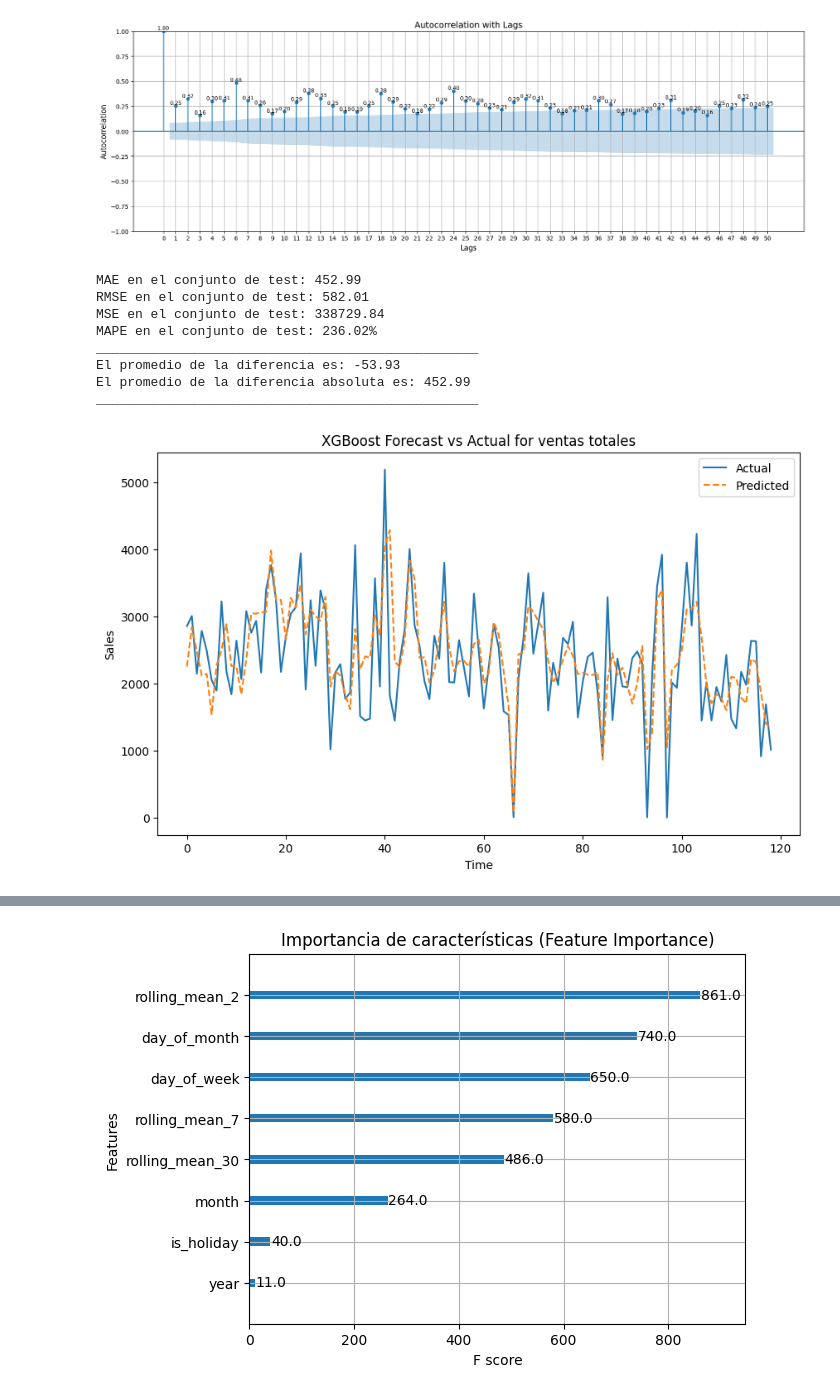
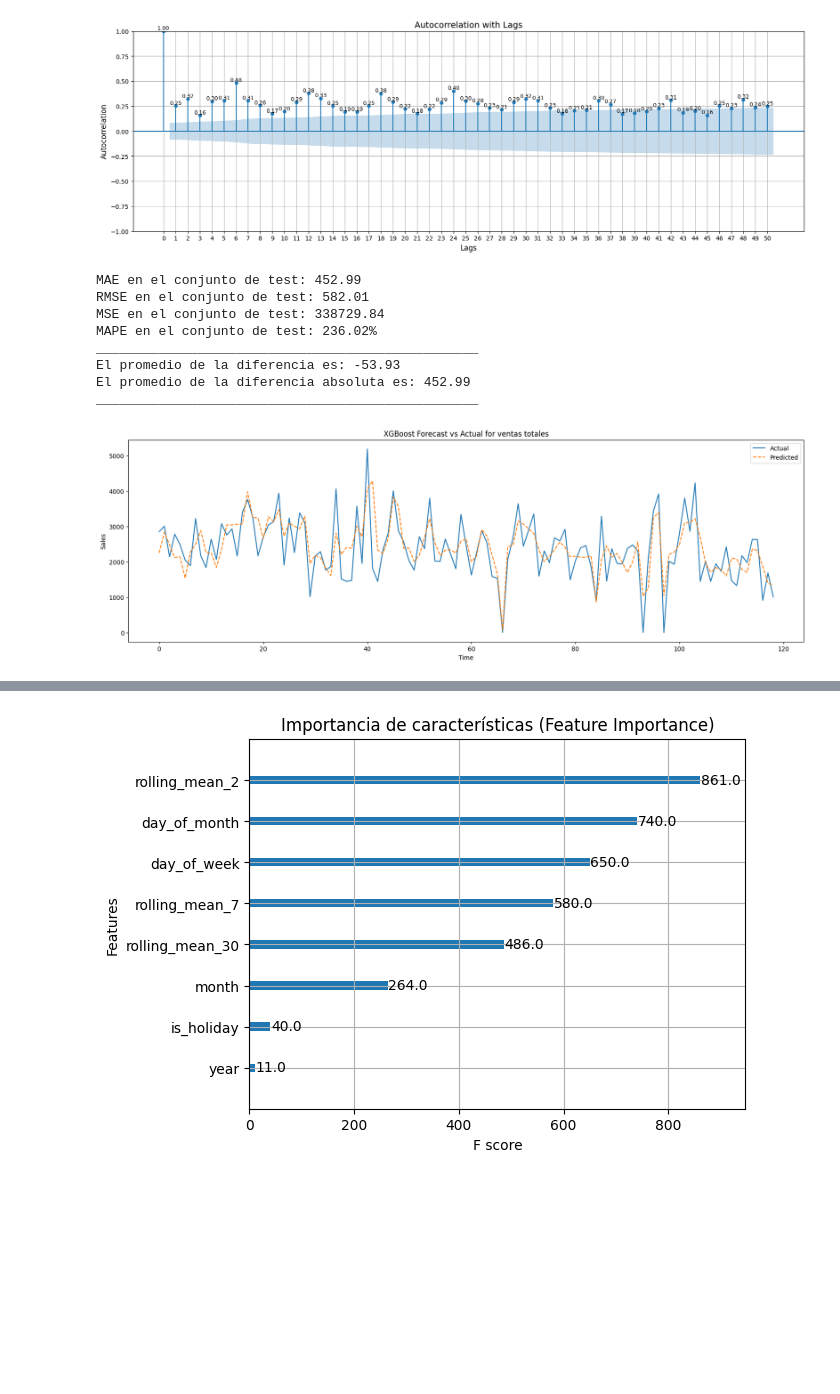
Before and after one commit to juanspadaro/forecasting_for_planning, a Jupyter notebook: 03_XGBoost/forecast_facturapp_xgboost_v2.ipynb, the cells around one changed output, grey strips where cells are left out. Cells and saved outputs as stored; diff of their text form; code cells hidden in the pictures; blank space fills up the shorter version.

Commit message:
test/feat: last version of xgboost v2

```diff
--- a/03_XGBoost/forecast_facturapp_xgboost_v2.ipynb
+++ b/03_XGBoost/forecast_facturapp_xgboost_v2.ipynb
@@ -173,6 +173,18 @@ df['day_of_month'] = df['ds'].dt.day
 df['month'] = df['ds'].dt.month
 df['year'] = df['ds'].dt.year
 df['is_weekend'] = df['day_of_week'].apply(lambda x: 1 if x >= 5 else 0)
+
+
+# Crear características basadas en la fecha
+df['day_of_week'] = df['ds'].dt.dayofweek
+df['day_of_month'] = df['ds'].dt.day
+df['month'] = df['ds'].dt.month
+df['year'] = df['ds'].dt.year
+df['is_weekend'] = df['day_of_week'].apply(lambda x: 1 if x >= 5 else 0)
+df['quarter'] = df['ds'].dt.quarter
+df['week_of_year'] = df['ds'].dt.isocalendar().week  # Semana del año (ISO)
+df['day_of_year'] = df['ds'].dt.dayofyear  # Día del año
+
 
 # Crear una nueva columna 'is_holiday' en df_train y df_test
 df = pd.merge(df, holidays_uruguay[['ds', 'holiday']], on='ds', how='left')
@@ -251,6 +263,7 @@ import numpy as np
 import xgboost as xgb
 from sklearn.metrics import mean_absolute_error, mean_squared_error
 import matplotlib.pyplot as plt
+from sklearn.preprocessing import StandardScaler
 
 
 # Dividimos los datos en variables predictoras (X) y objetivo (y)
@@ -259,9 +272,21 @@ y_train = df_train['y']
 X_test = df_test.drop(columns=['y', 'ds'])
 y_test = df_test['y']
 
+
+scaler = StandardScaler()
+
+# Escalamos los datos
+X_train_scaled = scaler.fit_transform(X_train)
+X_test_scaled = scaler.transform(X_test)
+
+# Convertimos los datos a DMatrix, que es la estructura de datos que usa XGBoost
+dtrain = xgb.DMatrix(X_train_scaled, label=y_train)
+dtest = xgb.DMatrix(X_test_scaled, label=y_test)
+
 # Convertimos los datos a DMatrix, que es la estructura de datos que usa XGBoost
 dtrain = xgb.DMatrix(X_train, label=y_train)
 dtest = xgb.DMatrix(X_test, label=y_test)
+
 
 # Definimos los parámetros del modelo XGBoost
 params = {
@@ -303,33 +328,33 @@ df_results = pd.DataFrame({'Fecha': df_test['ds'], 'Actual': y_test, 'Predicted'
 
 
 
 # Graficar los resultados
-plt.figure(figsize=(10, 6))
+plt.figure(figsize=(20, 6))
 plt.plot(df_results['Actual'].values, label='Actual')
 plt.plot(df_results['Predicted'].values, label='Predicted', linestyle='--')
 plt.title(f'XGBoost Forecast vs Actual for ventas totales')
 plt.xlabel('Time')
 plt.ylabel('Sales')
 plt.legend()
 
 print("_________________________________________________")
 
 df_results['Difference'] = df_results['Actual'] - df_results['Predicted']
 df_results['Absolute Difference'] = df_results['Difference'].abs()
 average_difference = df_results['Difference'].mean()
 average_absolute_difference = df_results['Absolute Difference'].mean()
 print(f"El promedio de la diferencia es: {round(average_difference,2)}")
 print(f"El promedio de la diferencia absoluta es: {round(average_absolute_difference,2)}")
 print("_________________________________________________")
 plt.show()
 # %% [output]
 MAE en el conjunto de test: 452.99
 RMSE en el conjunto de test: 582.01
 MSE en el conjunto de test: 338729.84
 MAPE en el conjunto de test: 236.02%
 _________________________________________________
 El promedio de la diferencia es: -53.93
 El promedio de la diferencia absoluta es: 452.99
 _________________________________________________
-[figure, old version]
+[figure, new version]
 # %%
```
Also changed, not shown: parts of 5 cells of this notebook, 1 other file.
